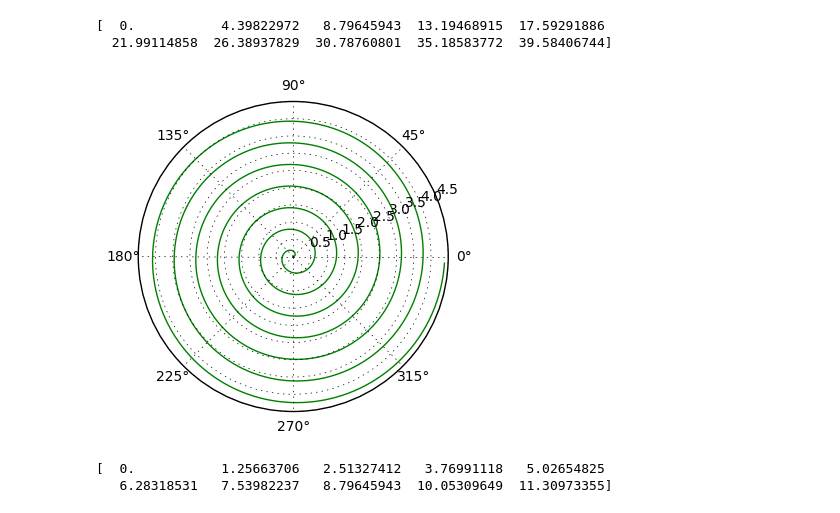
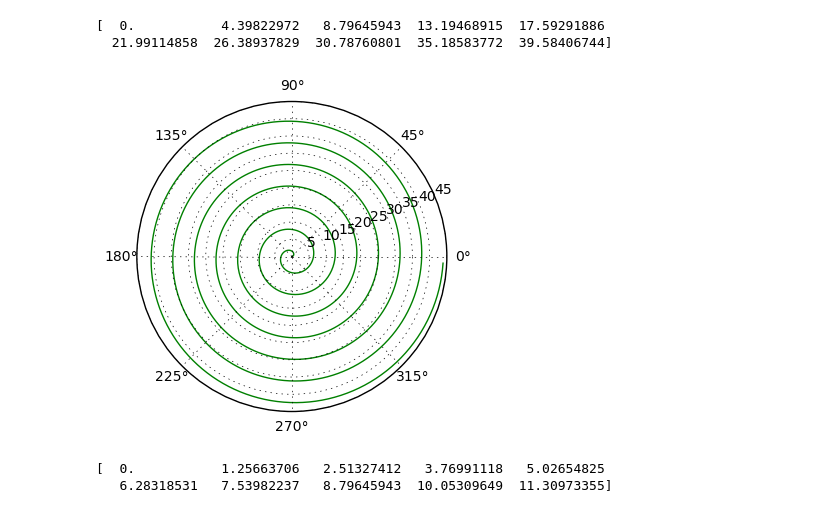
Before and after one commit to CarlosReyes1/c2017Fall, a Jupyter notebook: c191s18/Plotting.ipynb, the cells around one changed output. Cells and saved outputs as stored; diff of their text form; code cells hidden in the pictures.

```diff
--- a/c191s18/Plotting.ipynb
+++ b/c191s18/Plotting.ipynb
@@ -39,14 +39,14 @@ plt.show()
 # %%
 radius = 1
 theta = np.array([t/1000*14*np.pi*radius for t in range(1000)])
 print theta[::100]
 plt.subplot(111, projection='polar')
-plt.plot(theta, [0.1*i for i in theta], "g-")
+plt.plot(theta, [1*i for i in theta], "g-")
 plt.show()
 # %% [output]
 [  0.           4.39822972   8.79645943  13.19468915  17.59291886
   21.99114858  26.38937829  30.78760801  35.18583772  39.58406744]
-[figure, old version]
+[figure, new version]
 # %%
 plt.rc('grid', color='#316931', linewidth=0, linestyle='-')
 plt.rc('xtick', labelsize=10)
```
Also changed, not shown: parts of 3 cells of this notebook.
